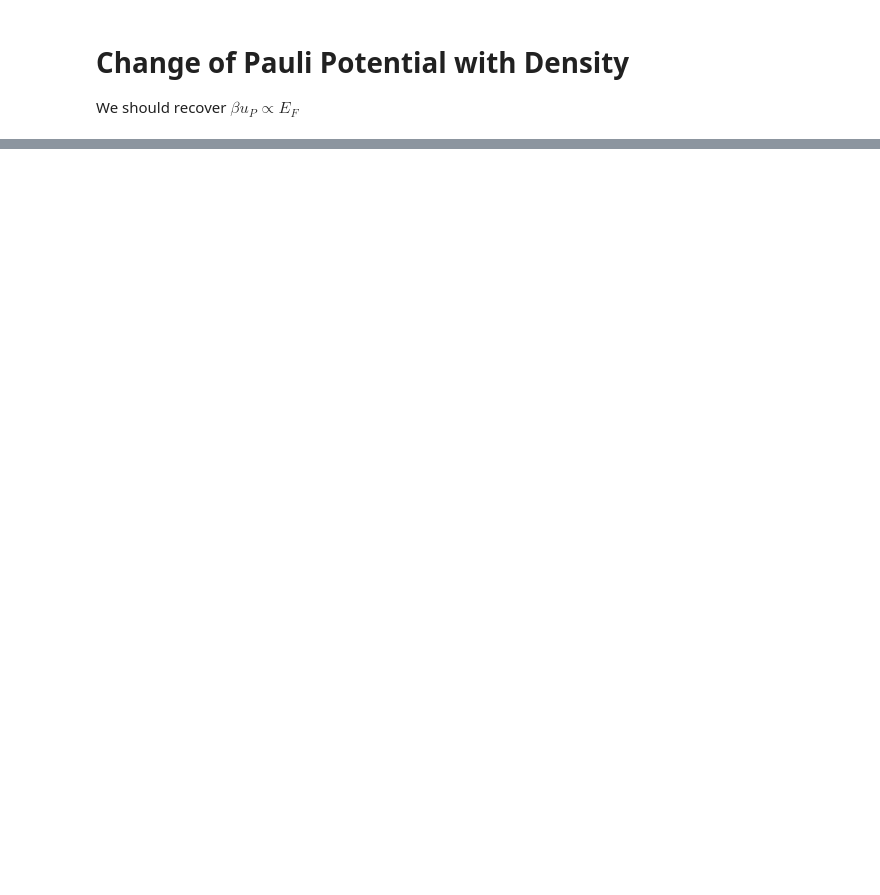
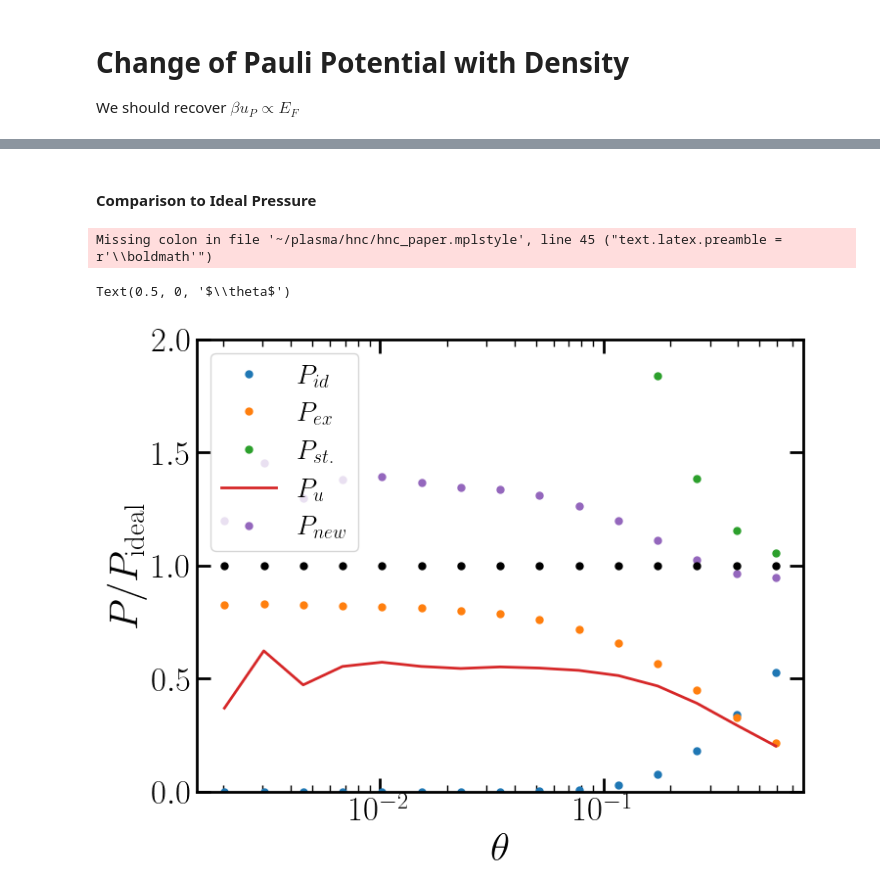
Before and after one commit to ZachAJohnson/hnc, a Jupyter notebook: testing/Jellium.ipynb, the cells around one changed output, grey strips where cells are left out. Drawn from its saved outputs; the diff is of its cells as text; code cells hidden in the pictures; blank space fills up the shorter version.

```diff
--- a/testing/Jellium.ipynb
+++ b/testing/Jellium.ipynb
@@ -343,23 +316,31 @@ ax.legend(loc='upper right')
+# %% [markdown]
+#### Comparison to Ideal Pressure
 # %%
+# Comparison to ideal pressure
+
 plt.style.use('~/plasma/hnc/hnc_paper.mplstyle')
 fig, ax  = plt.subplots()
 
 P_ideal_Mbar = [P_Ideal_Fermi_Gas(Te_eV*eV_to_AU, ni_cc/cm_to_AU**3)*AU_to_bar/1e6  for ni_cc in ni_cc_list]
 ni_cc_to_Θ = lambda ni_cc: Degeneracy_Parameter(jellium.qsp.Te, ni_cc/cm_to_AU**3)
 ni_cc_list = np.array(ni_cc_list)
 
-ax.plot(ni_cc_to_Θ(ni_cc_list), np.array(P_Pauli_list)[:,0]/P_ideal_Mbar,'-', markersize=10, label=r'$P_{id}$')
-ax.plot(ni_cc_to_Θ(ni_cc_list), np.array(P_Pauli_list)[:,1]/P_ideal_Mbar,'-', markersize=10, label=r'$P_{ex}$')
-ax.plot(ni_cc_to_Θ(ni_cc_list), np.array(P_Pauli_list)[:,2]/P_ideal_Mbar,'-', markersize=10, label=r'$P_{st.}$')
+ax.plot(ni_cc_to_Θ(ni_cc_list), np.array(P_Pauli_list)[:,0]/P_ideal_Mbar,'.', markersize=10, label=r'$P_{id}$')
+ax.plot(ni_cc_to_Θ(ni_cc_list), np.array(P_Pauli_list)[:,1]/P_ideal_Mbar,'.', markersize=10, label=r'$P_{ex}$')
+ax.plot(ni_cc_to_Θ(ni_cc_list), np.array(P_Pauli_list)[:,2]/P_ideal_Mbar,'.', markersize=10, label=r'$P_{st.}$')
 ax.plot(ni_cc_to_Θ(ni_cc_list), (np.array(P_Pauli_list)[:,3]-np.array(P_Pauli_list)[:,1]-np.array(P_Pauli_list)[:,0] )/P_ideal_Mbar,'-', markersize=10, label=r'$P_{u}$')
-ax.plot(ni_cc_to_Θ(ni_cc_list), np.array(P_Pauli_list)[:,3]/P_ideal_Mbar,'-', markersize=10, label=r'$P_{new}$')
-ax.plot(ni_cc_to_Θ(ni_cc_list), np.ones_like(P_ideal_Mbar),'k-',markersize=10)
+ax.plot(ni_cc_to_Θ(ni_cc_list), np.array(P_Pauli_list)[:,3]/P_ideal_Mbar,'.', markersize=10, label=r'$P_{new}$')
+ax.plot(ni_cc_to_Θ(ni_cc_list), np.ones_like(P_ideal_Mbar),'k.',markersize=10)
 
 ax.set_xscale('log')
 # ax.set_yscale('log')
-ax.legend(loc='upper right')
+ax.legend(loc='upper left')
 ax.set_ylim(0,2)
-ax.axvspan(0 ,ni_cc_to_Θ(ni_cc_list[-4]), color='k', alpha=0.2, linewidth=3)
-ax.vlines(ni_cc_to_Θ(ni_cc_list[-4]), 0,2, color='k', linewidth=2)
+# ax.axvspan(0 ,ni_cc_to_Θ(ni_cc_list[-4]), color='k', alpha=0.2, linewidth=3)
+# ax.vlines(ni_cc_to_Θ(ni_cc_list[-4]), 0,2, color='k', linewidth=2)
 ax.set_ylabel(r'$P/P_\text{ideal}$')
 ax.set_xlabel(r'$\theta$')
+# %% [output]
+Missing colon in file '~/plasma/hnc/hnc_paper.mplstyle', line 45 ("text.latex.preamble = r'\\boldmath'")
+Text(0.5, 0, '$\\theta$')
+[figure, added]
```
Also changed, not shown: parts of 29 cells of this notebook, 3 other files.
